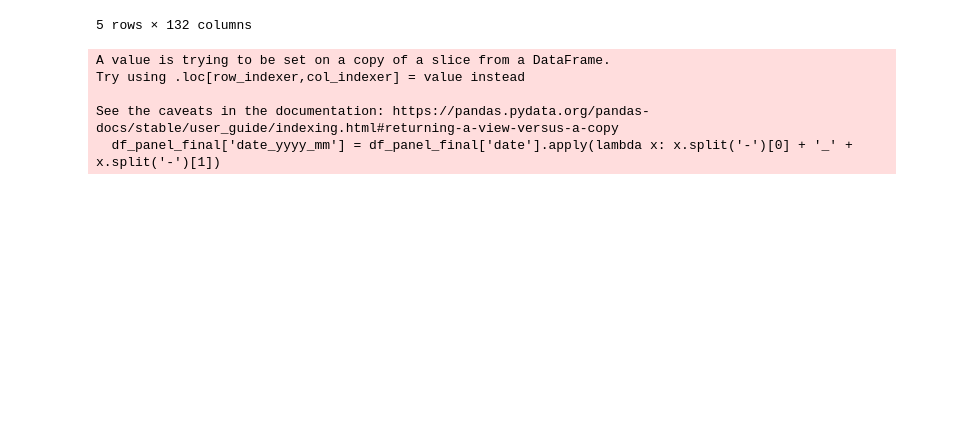
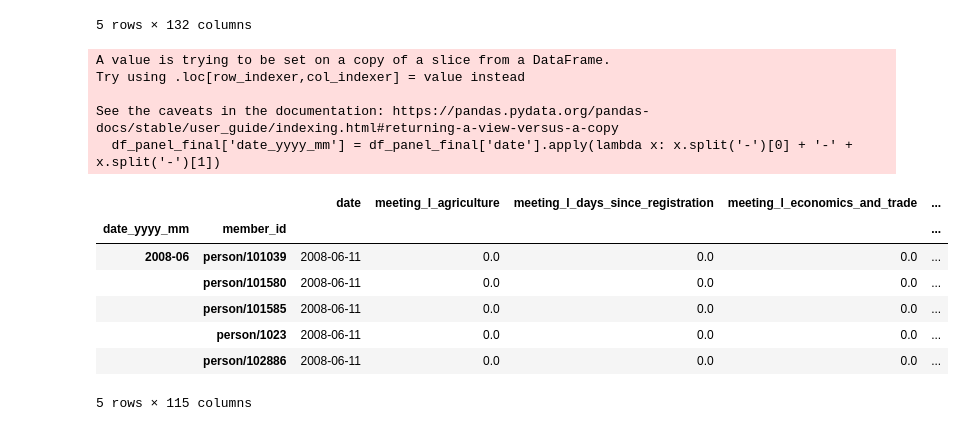
Before and after one commit to AcacioTelechi/thesis-lobbying-effects, a Jupyter notebook: 2.7_panel_data_w_topics.ipynb, the cells around one changed output. Saved outputs shown, nothing was run; the diff lists cells and outputs as text; code cells hidden in the pictures; blank space fills up the shorter version.

```diff
--- a/2.7_panel_data_w_topics.ipynb
+++ b/2.7_panel_data_w_topics.ipynb
@@ -570,12 +570,23 @@ df_panel_final = df[["member_id", "date", *variables_to_keep]]
 
 # df_panel_final.to_csv("./data/silver/panel_data_final.csv", index=False)
 # %%
-df_panel_final['date_yyyy_mm'] = df_panel_final['date'].apply(lambda x: x.split('-')[0] + '_' + x.split('-')[1])
+df_panel_final['date_yyyy_mm'] = df_panel_final['date'].apply(lambda x: x.split('-')[0] + '-' + x.split('-')[1])
 # %% [output]
 A value is trying to be set on a copy of a slice from a DataFrame.
 Try using .loc[row_indexer,col_indexer] = value instead
 
 See the caveats in the documentation: https://pandas.pydata.org/pandas-docs/stable/user_guide/indexing.html#returning-a-view-versus-a-copy
-  df_panel_final['date_yyyy_mm'] = df_panel_final['date'].apply(lambda x: x.split('-')[0] + '_' + x.split('-')[1])
+  df_panel_final['date_yyyy_mm'] = df_panel_final['date'].apply(lambda x: x.split('-')[0] + '-' + x.split('-')[1])
 # %%
 df_yyyy_mm_max = df_panel_final.groupby(['date_yyyy_mm', 'member_id']).max()
+# %%
+df_yyyy_mm_max.head()
+# %% [output]
+|  |  | date | meeting_l_agriculture | meeting_l_days_since_registration | meeting_l_economics_and_trade | ... |
+| date_yyyy_mm | member_id |  |  |  |  | ... |
+| 2008-06 | person/101039 | 2008-06-11 | 0.0 | 0.0 | 0.0 | ... |
+|  | person/101580 | 2008-06-11 | 0.0 | 0.0 | 0.0 | ... |
+|  | person/101585 | 2008-06-11 | 0.0 | 0.0 | 0.0 | ... |
+|  | person/1023 | 2008-06-11 | 0.0 | 0.0 | 0.0 | ... |
+|  | person/102886 | 2008-06-11 | 0.0 | 0.0 | 0.0 | ... |
+5 rows × 115 columns
```
Also changed, not shown: parts of 2 cells of this notebook, 2 other files.
